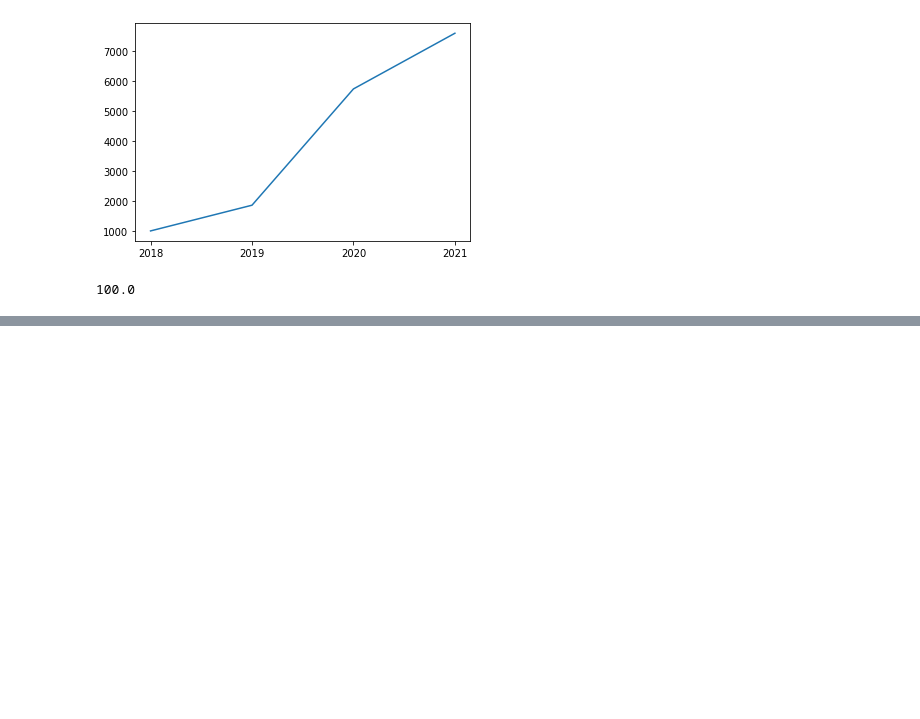
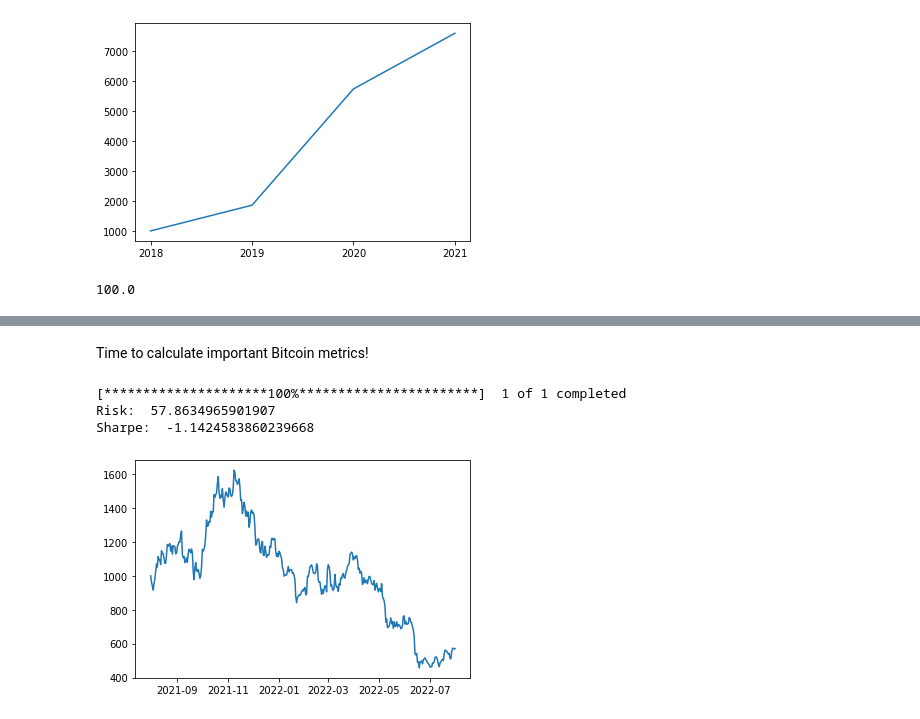
Before and after one commit to FranklineMisango/Python_For_Finance_Bitcoin_Challenge_Repo, a Jupyter notebook: Python_For_Finance.ipynb, the cells around one changed output, grey strips where cells are left out. Saved outputs shown, nothing was run; the diff lists cells and outputs as text; code cells hidden in the pictures; blank space fills up the shorter version.

```diff
--- a/Python_For_Finance.ipynb
+++ b/Python_For_Finance.ipynb
@@ -62,0 +89,28 @@ print(npf.fv(rate=0, nper=3, pmt=0, pv=-100))
+# %% [markdown]
+Time to calculate important Bitcoin metrics!
+# %%
+#1. Calculate the volatility of Bitcoin and output the risk %.
+#2. Calculate and output the Sharpe ratio.
+
+data = yf.Ticker('BTC-USD')
+x = data.history('1y')['Close']
+
+#Daily returns
+d = yf.download('BTC-USD',start = '2022-01-01')
+#Percentage change
+pc = d['Close'].pct_change()
+#Volatility
+annual = np.std(pc)*np.sqrt(252)*100
+print("Risk: ",annual)
+sharpe = (np.mean(pc)/np.std(pc))*np.sqrt(252)
+print("Sharpe: ",sharpe)
+
+num_of_btc = 1000/x[0]
+btc = np.multiply(x,num_of_btc)
+plt.plot(btc)
+plt.savefig('plot.png')
+# %% [output]
+[*********************100%***********************]  1 of 1 completed
+Risk:  57.8634965901907
+Sharpe:  -1.1424583860239668
+[figure, added]
```
Also changed, not shown: parts of 6 cells of this notebook.
